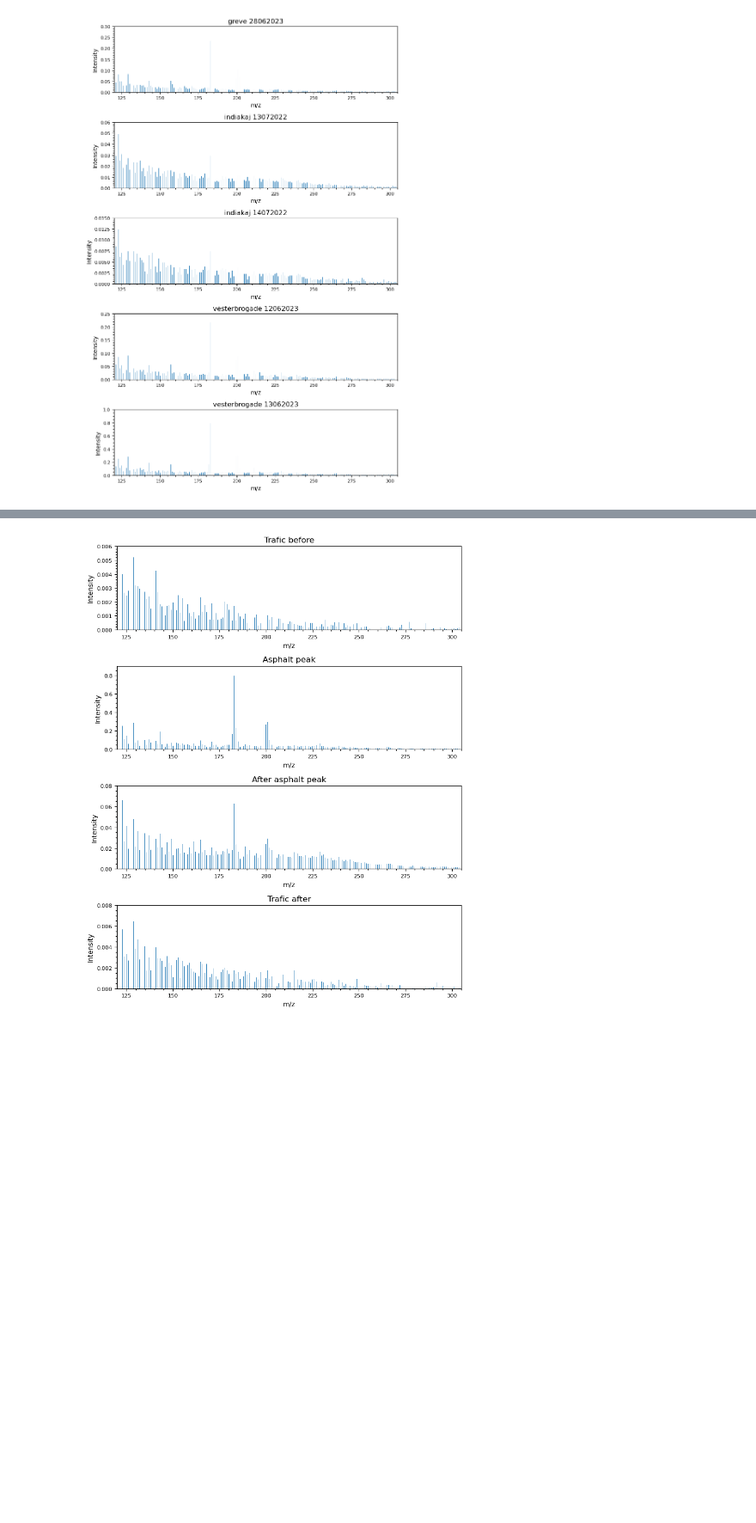
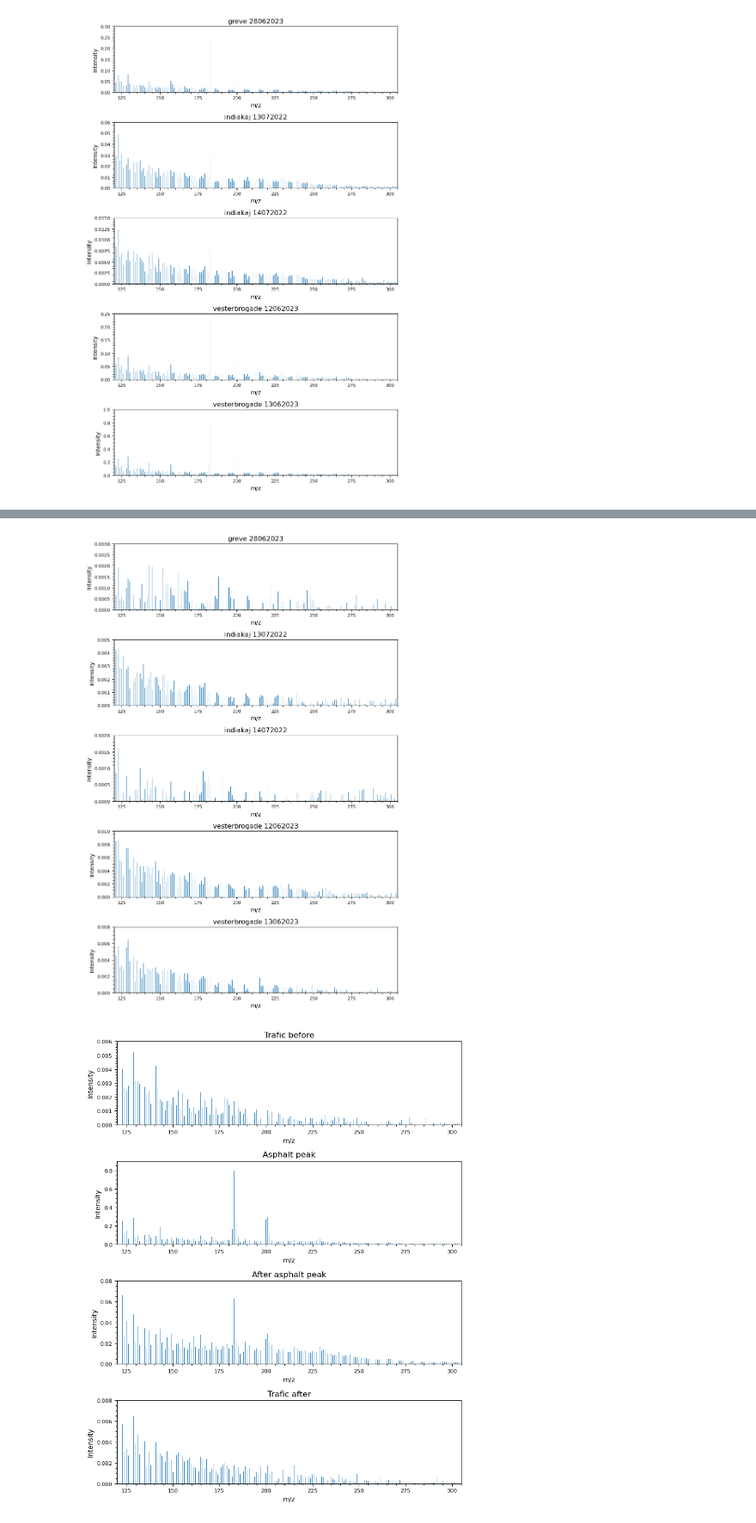
Before and after one commit to Normann25/NFA_project, a Jupyter notebook: field.ipynb, the cells around one changed output, grey strips where cells are left out. Shown at 86% size. Cells and saved outputs as stored; diff of their text form; code cells hidden in the pictures; blank space fills up the shorter version.

```diff
--- a/field.ipynb
+++ b/field.ipynb
@@ -87,3 +111,21 @@ plt.show()
+# %%
+fig, ax = plt.subplots(5, 1, figsize = (8, 12))
+
+for i, key in enumerate(MS['Trafic_after'].keys()[1:]):
+    plot_MS(ax[i], MS['Trafic_after'], key, key)
+    ax[i].set(xlim = (120, 305))
+
+ax[0].set_ylim(0, 0.003)
+ax[1].set_ylim(0, 0.005)
+ax[2].set_ylim(0, 0.002)
+ax[3].set_ylim(0, 0.01)
+ax[4].set_ylim(0, 0.008)
+
+fig.tight_layout()
+fig.savefig('Field_data/TraficAfter_MS_120-305.png', dpi = 600)
+plt.show()
+# %% [output]
+[figure, added]
 # %%
 fig, ax = plt.subplots(4, 1, figsize = (8, 10))
 
```
Also changed, not shown: parts of 2 cells of this notebook, 3 other files.
